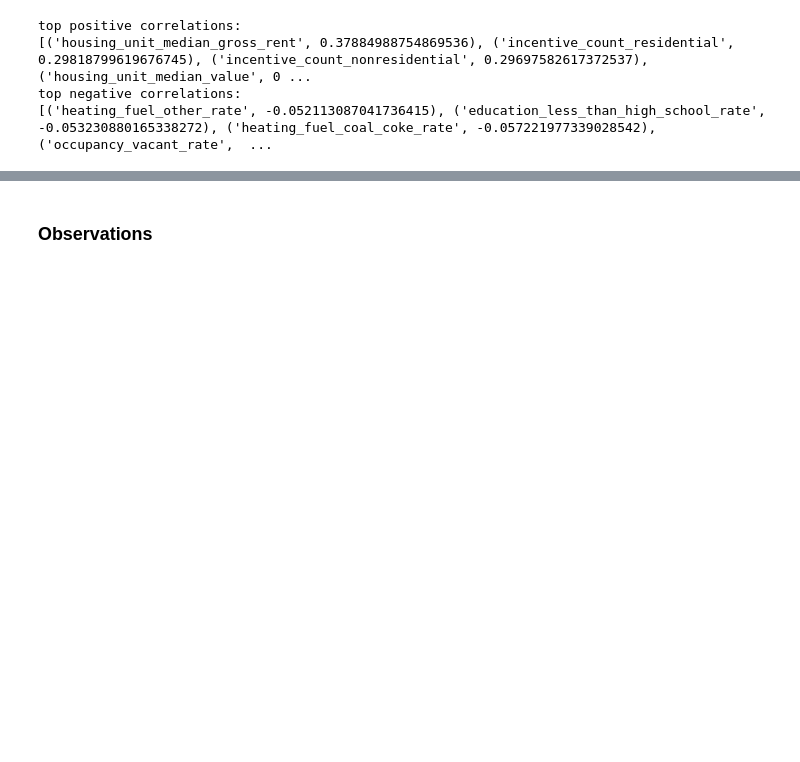
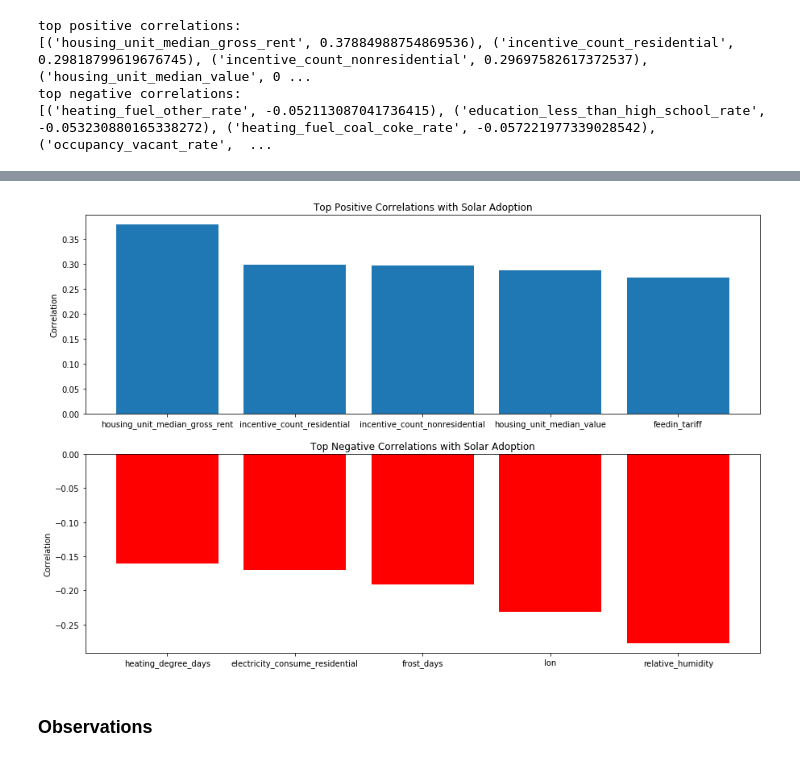
Before and after one commit to daxaurora/capstone_solarpanels, a Jupyter notebook: EDA/deepsolar EDA - Noah.ipynb, the cells around one changed output, grey strips where cells are left out. Saved outputs shown, nothing was run; the diff lists cells and outputs as text; code cells hidden in the pictures; blank space fills up the shorter version.

```diff
--- a/EDA/deepsolar EDA - Noah.ipynb
+++ b/EDA/deepsolar EDA - Noah.ipynb
@@ -330,3 +368,34 @@ top negative correlations:
+# %%
+fig,ax=plt.subplots(2,1,figsize=(15,10))
+
+bottom_correlations=sorted_correlations[-5:]
+top_correlations=sorted_correlations[0:5]
+
+index=np.arange(5)
+
+top_corrs=[i[1] for i in top_correlations]
+top_labels=[i[0] for i in top_correlations]
+
+bottom_corrs=[i[1] for i in bottom_correlations]
+bottom_labels=[i[0] for i in bottom_correlations]
+
+
+ax[0].bar(index,top_corrs)
+ax[0].set_xticks(index)
+ax[0].set_xticklabels(top_labels)
+ax[0].set_title('Top Positive Correlations with Solar Adoption')
+ax[0].set_ylabel('Correlation')
+
+
+ax[1].bar(index,bottom_corrs,color='r')
+ax[1].set_xticks(index)
+ax[1].set_xticklabels(bottom_labels)
+ax[1].set_title('Top Negative Correlations with Solar Adoption')
+ax[1].set_ylabel('Correlation')
+
+plt.show()
+# %% [output]
+[figure, added]
 # %% [markdown]
 ### Observations
 # %% [markdown]
```
Also changed, not shown: parts of 4 cells of this notebook, 1 other file.
